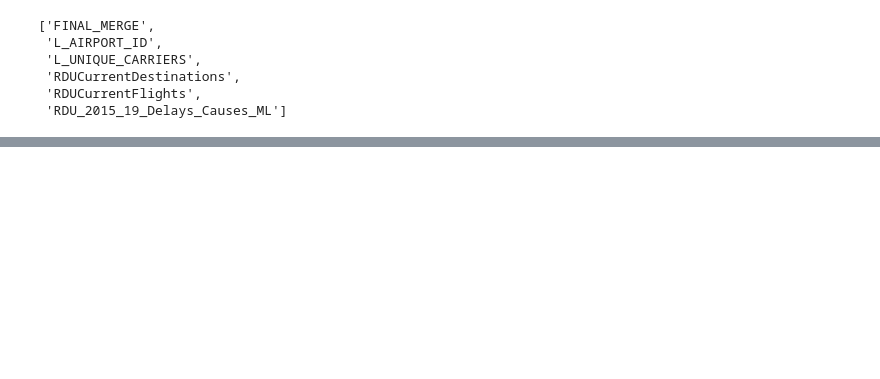
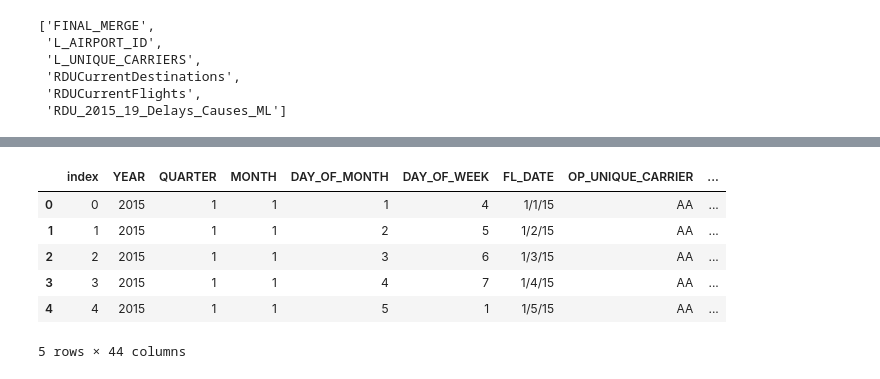
Before and after one commit to asdemonet/where-can-we-go, a Jupyter notebook: Resources/to_SQL.ipynb, the cells around one changed output, grey strips where cells are left out. Cells and saved outputs as stored; diff of their text form; code cells hidden in the pictures; blank space fills up the shorter version.

```diff
--- a/Resources/to_SQL.ipynb
+++ b/Resources/to_SQL.ipynb
@@ -62,3 +110,11 @@ pd.read_sql_query('select * from "RDUCurrentDestinations"', con=engine).head()
 # %%
-FINAL_MERGE.to_sql(name='RDUCurrentFlights', con=engine, if_exists='replace', index=False)
-pd.read_sql_query('select * from "RDUCurrentFlights"', con=engine).head()
+RDU_2015_19_Delays_Causes_ML.to_sql(name='RDU_2015_19_Delays_Causes_ML', con=engine, if_exists='replace')
+pd.read_sql_query('select * from "RDU_2015_19_Delays_Causes_ML"', con=engine).head()
+# %% [output]
+|  | index | YEAR | QUARTER | MONTH | DAY_OF_MONTH | DAY_OF_WEEK | FL_DATE | OP_UNIQUE_CARRIER | ... |
+| 0 | 0 | 2015 | 1 | 1 | 1 | 4 | 1/1/15 | AA | ... |
+| 1 | 1 | 2015 | 1 | 1 | 2 | 5 | 1/2/15 | AA | ... |
+| 2 | 2 | 2015 | 1 | 1 | 3 | 6 | 1/3/15 | AA | ... |
+| 3 | 3 | 2015 | 1 | 1 | 4 | 7 | 1/4/15 | AA | ... |
+| 4 | 4 | 2015 | 1 | 1 | 5 | 1 | 1/5/15 | AA | ... |
+5 rows × 44 columns
```
Also changed, not shown: parts of 11 cells of this notebook, 3 other files.
